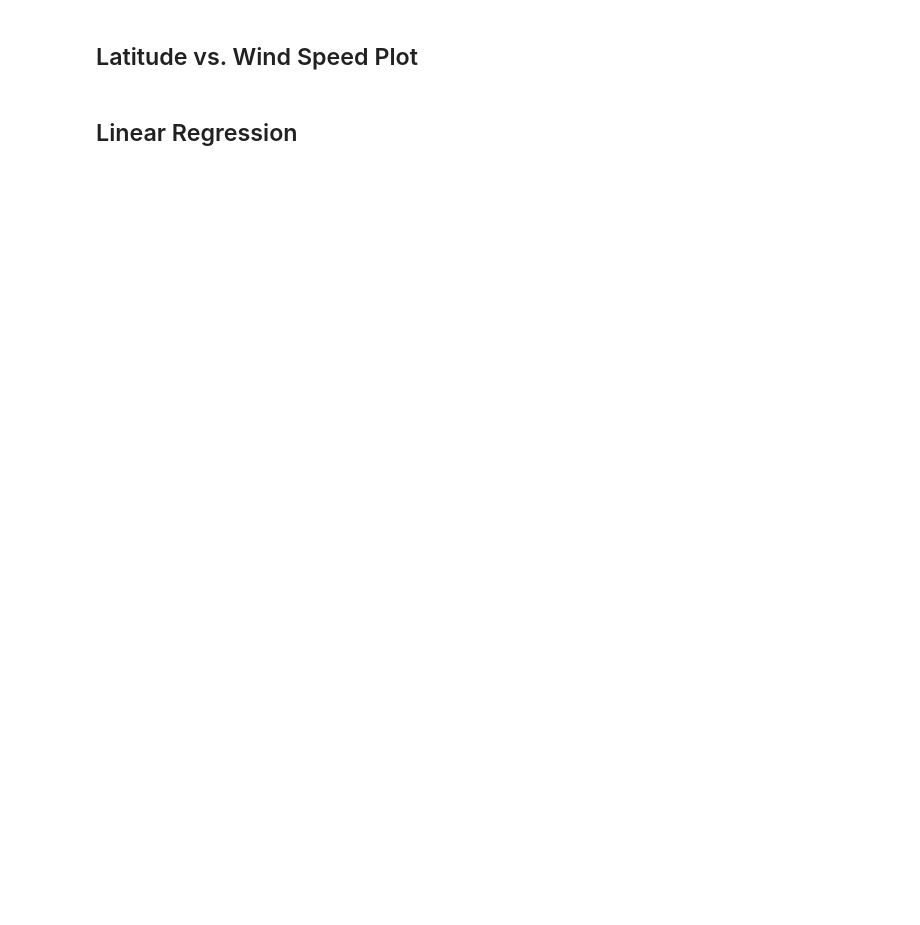
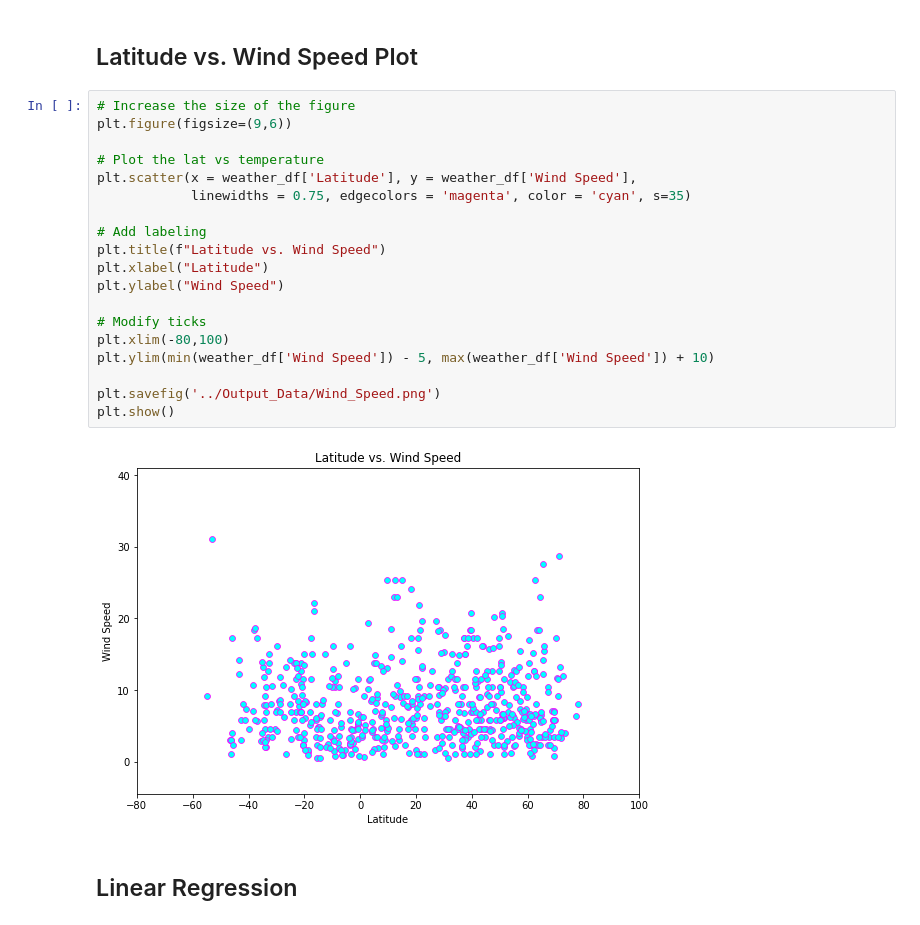
Before and after one commit to Aprieto7/python-api-challenge, a Jupyter notebook: starter_code/WeatherPy.ipynb, the cells around one changed output. Saved outputs shown, nothing was run; the diff lists cells and outputs as text; blank space fills up the shorter version.

```diff
--- a/starter_code/WeatherPy.ipynb
+++ b/starter_code/WeatherPy.ipynb
@@ -184,4 +263,25 @@ weather_df.head()
 # %% [markdown]
 ## Latitude vs. Wind Speed Plot
+# %%
+# Increase the size of the figure
+plt.figure(figsize=(9,6))
+
+# Plot the lat vs temperature
+plt.scatter(x = weather_df['Latitude'], y = weather_df['Wind Speed'],
+            linewidths = 0.75, edgecolors = 'magenta', color = 'cyan', s=35)
+
+# Add labeling
+plt.title(f"Latitude vs. Wind Speed")
+plt.xlabel("Latitude")
+plt.ylabel("Wind Speed")
+
+# Modify ticks
+plt.xlim(-80,100)
+plt.ylim(min(weather_df['Wind Speed']) - 5, max(weather_df['Wind Speed']) + 10)
+
+plt.savefig('../Output_Data/Wind_Speed.png')
+plt.show()
+# %% [output]
+[figure, added]
 # %% [markdown]
 ## Linear Regression
```
Also changed, not shown: parts of 13 cells of this notebook, 4 other files.
